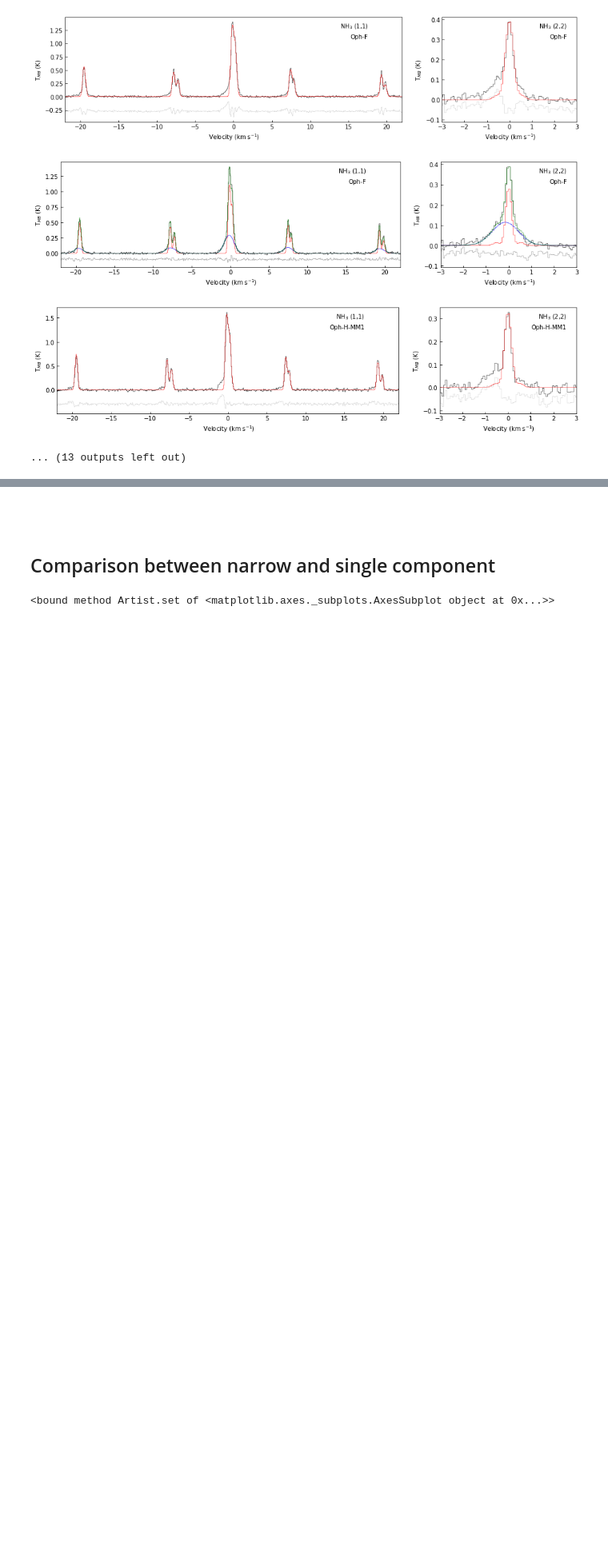
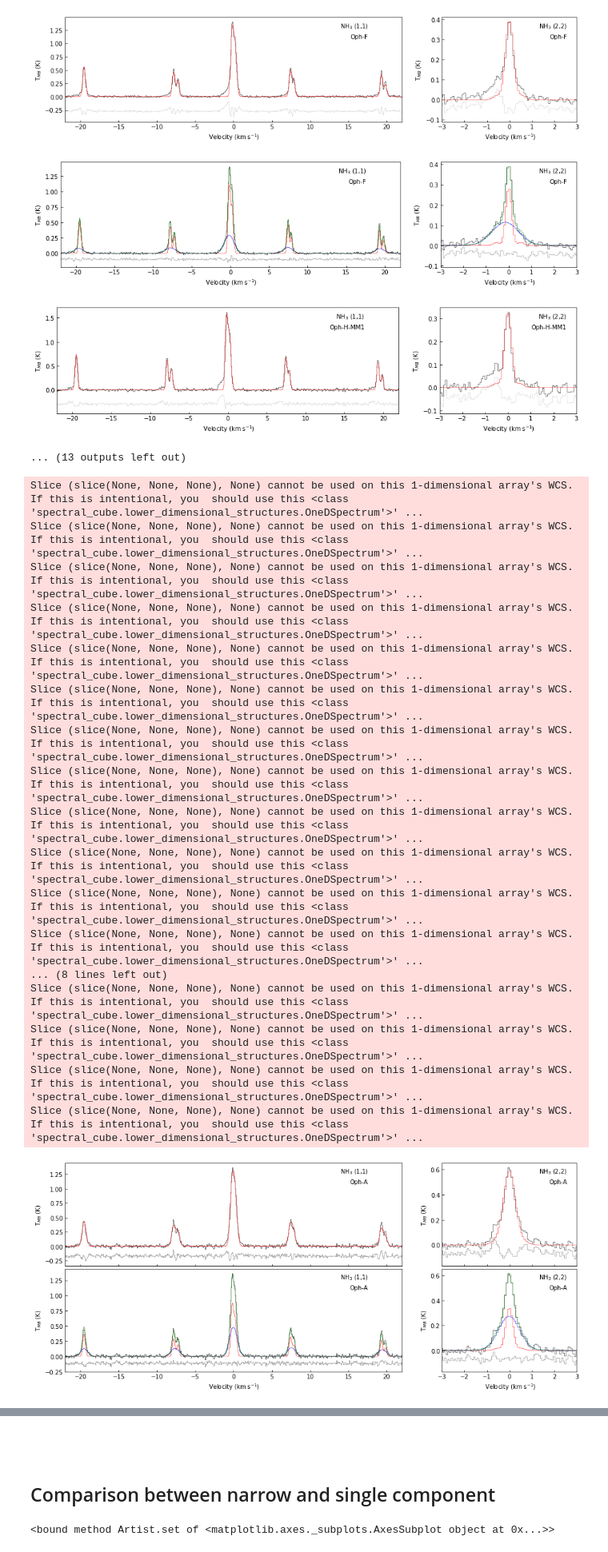
Before and after one commit to SpandanCh/L1688_2-cmp_ltr, a Jupyter notebook: L1688_letter_scripts.ipynb, the cells around one changed output, grey strips where cells are left out. Shown at 80% size. Saved outputs shown, nothing was run; the diff lists cells and outputs as text; code cells hidden in the pictures; blank space fills up the shorter version.

```diff
--- a/L1688_letter_scripts.ipynb
+++ b/L1688_letter_scripts.ipynb
@@ -665,3 +689,40 @@ This figure includes Axes that are not compatible with tight_layout, so results
 [figure]
 [figure]
 ... (13 outputs left out)
+# %%
+for rg in sort_reg:
+    rg_lb = reg_lab[rg]
+
+    par = pars[rg]
+    err = errs[rg]
+
+    fig, ax = plt.subplots(ncols=2, nrows=2, gridspec_kw={'hspace': 0.03, 'wspace' : 0.17, 'width_ratios':[5,2],
+                                                          'left':0.05, 'right':0.98,'top':0.97,'bottom':0.15},
+                           figsize=(13,6), sharex='col')
+
+
+    plot_reg_avg(ax=ax[0], reg_i=rg, reg_label=rg_lb, ext='_v_al_0', c1='k', c2='r', resid=True, plot_toge=True)
+    plot_reg_avg_2cmp(ax=ax[1], reg_i=rg, reg_label=rg_lb, c1='r', c2='b', pars=par, errs=err, do_res=True, do_sum=True,
+                      plot_toge=True)
+
+
+    fig.savefig('avg_spec_w_fit_1-2_cmp_toge_'+rg+'.pdf')
+# %% [output]
+Slice (slice(None, None, None), None) cannot be used on this 1-dimensional array's WCS.  If this is intentional, you  should use this <class 'spectral_cube.lower_dimensional_structures.OneDSpectrum'>' ...
+Slice (slice(None, None, None), None) cannot be used on this 1-dimensional array's WCS.  If this is intentional, you  should use this <class 'spectral_cube.lower_dimensional_structures.OneDSpectrum'>' ...
+Slice (slice(None, None, None), None) cannot be used on this 1-dimensional array's WCS.  If this is intentional, you  should use this <class 'spectral_cube.lower_dimensional_structures.OneDSpectrum'>' ...
+Slice (slice(None, None, None), None) cannot be used on this 1-dimensional array's WCS.  If this is intentional, you  should use this <class 'spectral_cube.lower_dimensional_structures.OneDSpectrum'>' ...
+Slice (slice(None, None, None), None) cannot be used on this 1-dimensional array's WCS.  If this is intentional, you  should use this <class 'spectral_cube.lower_dimensional_structures.OneDSpectrum'>' ...
+Slice (slice(None, None, None), None) cannot be used on this 1-dimensional array's WCS.  If this is intentional, you  should use this <class 'spectral_cube.lower_dimensional_structures.OneDSpectrum'>' ...
+Slice (slice(None, None, None), None) cannot be used on this 1-dimensional array's WCS.  If this is intentional, you  should use this <class 'spectral_cube.lower_dimensional_structures.OneDSpectrum'>' ...
+Slice (slice(None, None, None), None) cannot be used on this 1-dimensional array's WCS.  If this is intentional, you  should use this <class 'spectral_cube.lower_dimensional_structures.OneDSpectrum'>' ...
+Slice (slice(None, None, None), None) cannot be used on this 1-dimensional array's WCS.  If this is intentional, you  should use this <class 'spectral_cube.lower_dimensional_structures.OneDSpectrum'>' ...
+Slice (slice(None, None, None), None) cannot be used on this 1-dimensional array's WCS.  If this is intentional, you  should use this <class 'spectral_cube.lower_dimensional_structures.OneDSpectrum'>' ...
+Slice (slice(None, None, None), None) cannot be used on this 1-dimensional array's WCS.  If this is intentional, you  should use this <class 'spectral_cube.lower_dimensional_structures.OneDSpectrum'>' ...
+Slice (slice(None, None, None), None) cannot be used on this 1-dimensional array's WCS.  If this is intentional, you  should use this <class 'spectral_cube.lower_dimensional_structures.OneDSpectrum'>' ...
+... (8 lines left out)
+Slice (slice(None, None, None), None) cannot be used on this 1-dimensional array's WCS.  If this is intentional, you  should use this <class 'spectral_cube.lower_dimensional_structures.OneDSpectrum'>' ...
+Slice (slice(None, None, None), None) cannot be used on this 1-dimensional array's WCS.  If this is intentional, you  should use this <class 'spectral_cube.lower_dimensional_structures.OneDSpectrum'>' ...
+Slice (slice(None, None, None), None) cannot be used on this 1-dimensional array's WCS.  If this is intentional, you  should use this <class 'spectral_cube.lower_dimensional_structures.OneDSpectrum'>' ...
+Slice (slice(None, None, None), None) cannot be used on this 1-dimensional array's WCS.  If this is intentional, you  should use this <class 'spectral_cube.lower_dimensional_structures.OneDSpectrum'>' ...
+[figure, added]
```
Also changed, not shown: parts of 5 cells of this notebook.
